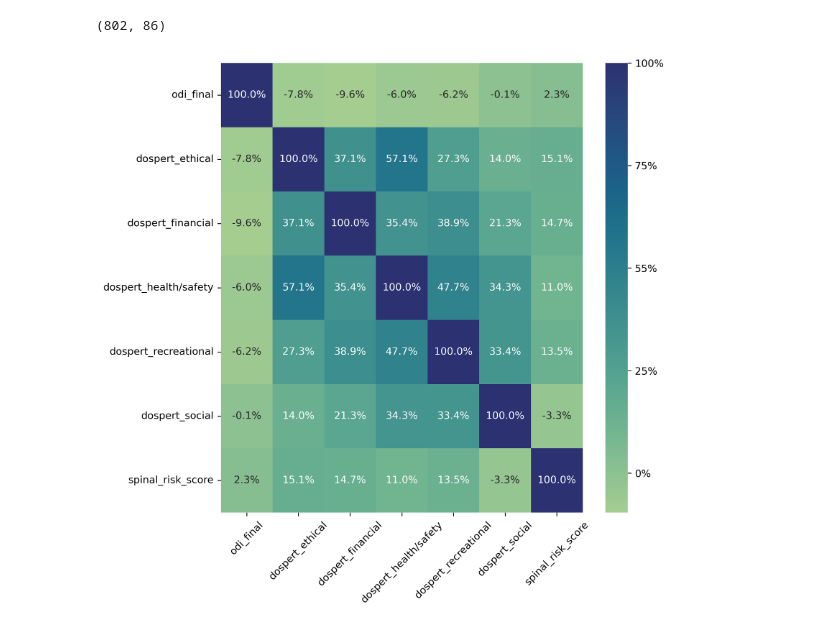
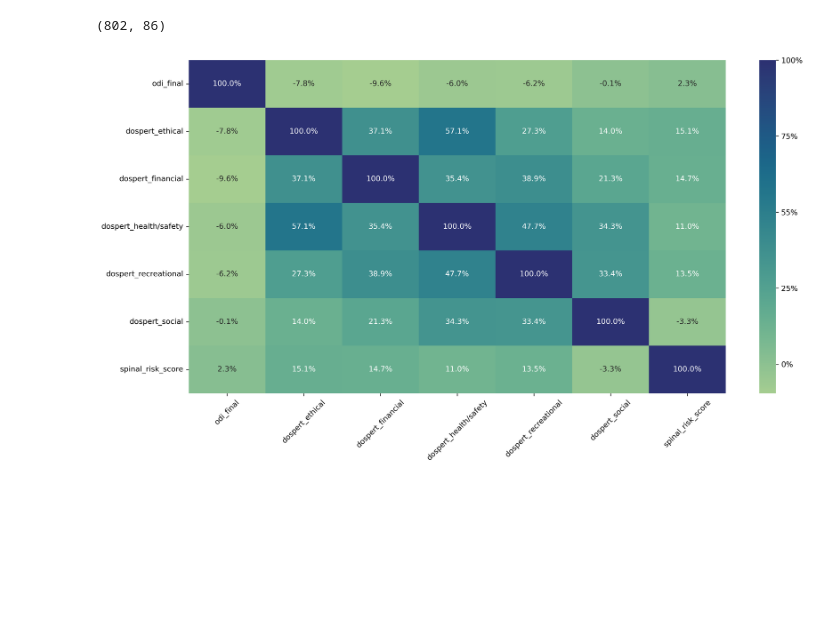
Before and after one commit to evanyfyip/vm-spinal-risk, a Jupyter notebook: vm-spinal-risk/notebooks/odi_risk_correlation.ipynb, the cells around one changed output. Drawn from its saved outputs; the diff is of its cells as text; code cells hidden in the pictures; blank space fills up the shorter version.

```diff
--- a/vm-spinal-risk/notebooks/odi_risk_correlation.ipynb
+++ b/vm-spinal-risk/notebooks/odi_risk_correlation.ipynb
@@ -66,12 +66,12 @@ df.shape
 # %%
 corr_df = df.filter(regex='odi_final|spinal_risk_score|dospert').copy().corr()
 # %%
-plt.figure(figsize=(8, 8), dpi=300)
+plt.figure(figsize=(16, 8), dpi=300)
 ax = sns.heatmap(corr_df, annot=True, cmap='crest', fmt='.1%')
 plt.xticks(rotation=45)
 cbar = ax.collections[0].colorbar
 cbar.set_ticks([0, .25, .5, .75, 1])
 cbar.set_ticklabels(['0%', '25%', '55%', '75%', '100%'])
 plt.savefig(os.path.join(WD, 'figures/odi_risk_correlation.png'))
 # %% [output]
-[figure, old version]
+[figure, new version]
```
Also changed, not shown: 1 other file.
